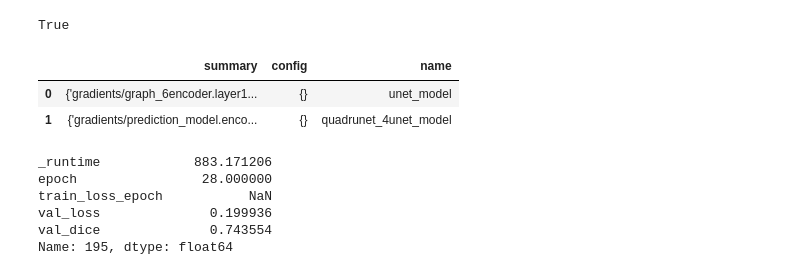
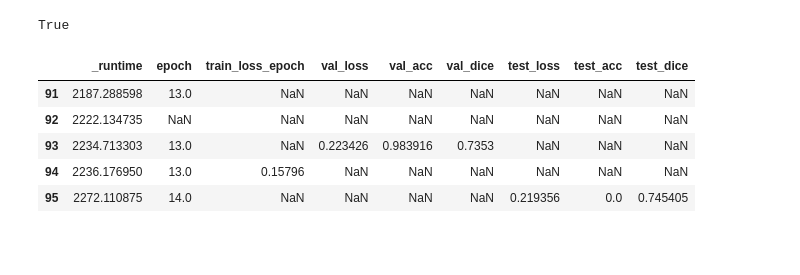
Before and after one commit to drigba/medical_image_segmentation, a Jupyter notebook: model_analysis.ipynb, the cells around one changed output. Cells and saved outputs as stored; diff of their text form; code cells hidden in the pictures; blank space fills up the shorter version.

```diff
--- a/model_analysis.ipynb
+++ b/model_analysis.ipynb
@@ -5,40 +5,3 @@ import wandb
 wandb.login()
 # %% [output]
 True
-# %%
-api = wandb.Api()
-
-# Project is specified by <entity/project-name>
-runs = [
-    api.run("drigba/Medical Image Segmentation/nuu3j9vb"),
-    api.run("drigba/Medical Image Segmentation/3amh5fex")
-]
-
-summary_list, config_list, name_list = [], [], []
-for run in runs:
-    # .summary contains the output keys/values for metrics like accuracy.
-    #  We call ._json_dict to omit large files
-    summary_list.append(run.summary._json_dict)
-
-    # .config contains the hyperparameters.
-    #  We remove special values that start with _.
-    config_list.append(
-        {k: v for k,v in run.config.items()
-          if not k.startswith('_')})
-
-    # .name is the human-readable name of the run.
-    name_list.append(run.name)
-
-    run.history()
-
-runs_df = pd.DataFrame({
-    "summary": summary_list,
-    "config": config_list,
-    "name": name_list
-    })
-
-runs_df
-# %% [output]
-|  | summary | config | name |
-| 0 | {'gradients/graph_6encoder.layer1... | {} | unet_model |
-| 1 | {'gradients/prediction_model.enco... | {} | quadrunet_4unet_model |
@@ -48,11 +13,11 @@ cols = ['_runtime', 'epoch', 'train_loss_epoch', 'val_loss', 'val_dice']
 history = run.history()[cols]
-# %%
-history.iloc[-2]
-# %% [output]
-_runtime            883.171206
-epoch                28.000000
-train_loss_epoch           NaN
-val_loss              0.199936
-val_dice              0.743554
-Name: 195, dtype: float64
+# %%
+history.tail(5)
+# %% [output]
+|  | _runtime | epoch | train_loss_epoch | val_loss | val_acc | val_dice | test_loss | test_acc | test_dice |
+| 91 | 2187.288598 | 13.0 | NaN | NaN | NaN | NaN | NaN | NaN | NaN |
+| 92 | 2222.134735 | NaN | NaN | NaN | NaN | NaN | NaN | NaN | NaN |
+| 93 | 2234.713303 | 13.0 | NaN | 0.223426 | 0.983916 | 0.7353 | NaN | NaN | NaN |
+| 94 | 2236.176950 | 13.0 | 0.15796 | NaN | NaN | NaN | NaN | NaN | NaN |
+| 95 | 2272.110875 | 14.0 | NaN | NaN | NaN | NaN | 0.219356 | 0.0 | 0.745405 |
 # %%
```
Also changed, not shown: parts of 4 cells of this notebook.
